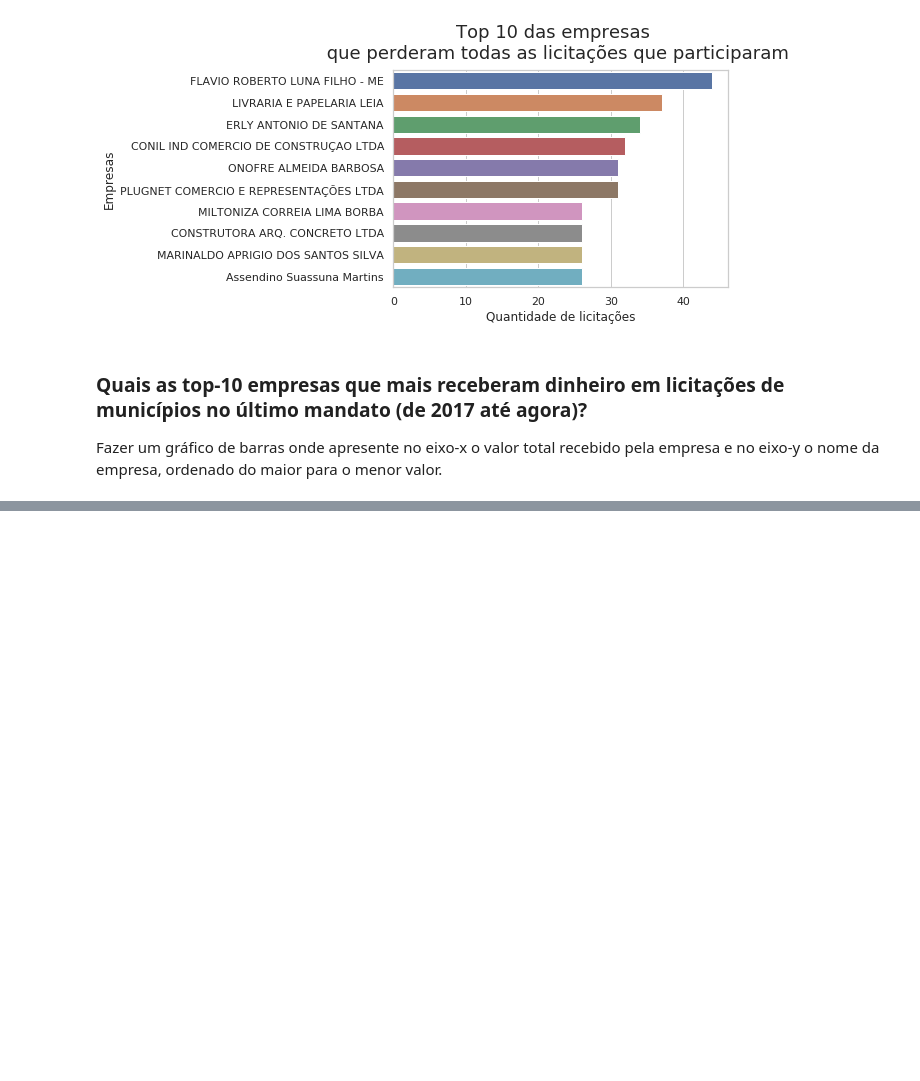
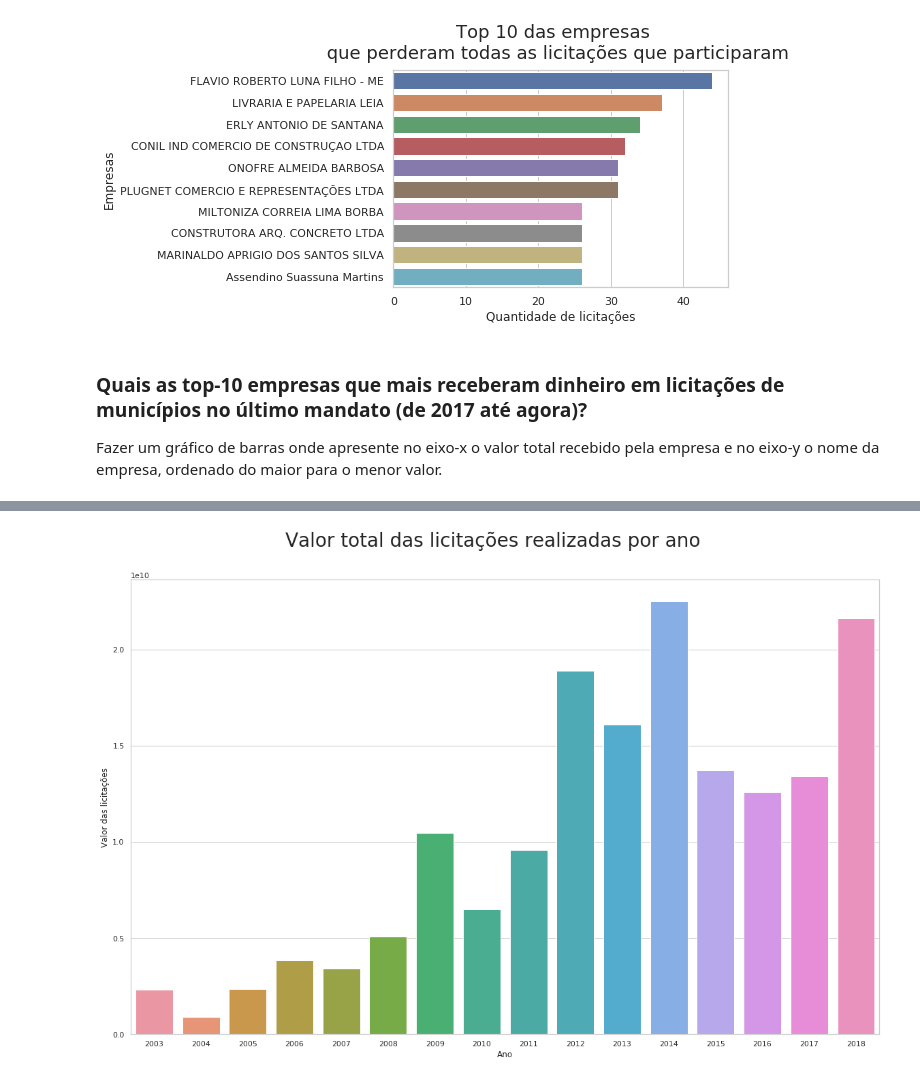
Before and after one commit to labdados/tec-cid, a Jupyter notebook: analise/expotec/expotec.ipynb, the cells around one changed output, grey strips where cells are left out. Saved outputs shown, nothing was run; the diff lists cells and outputs as text; code cells hidden in the pictures; blank space fills up the shorter version.

```diff
--- a/analise/expotec/expotec.ipynb
+++ b/analise/expotec/expotec.ipynb
@@ -225,0 +247,12 @@ Fazer um gráfico de barras onde apresente no eixo-x o valor total recebido pela
+# %%
+lic_prop_jur['year'] = lic_prop_jur.year.astype('Int64')
+valor_lic_ano = lic_prop_jur.groupby(['year'])['vl_Licitacao']
+v = valor_lic_ano.sum().to_frame().reset_index().rename(columns = {"index" : "year", "vl_Licitacao" : "valor"})
+sns.set(style="whitegrid")
+ax = sns.barplot(x="year", y="valor", data=v, ci=None)
+figure = ax.get_figure()
+ax.set(xlabel='Ano', ylabel='Valor das licitações')
+figure.suptitle('Valor total das licitações realizadas por ano', y=0.96, fontsize=28)
+figure.savefig('valor_lic_ano.png', dpi=400, bbox_inches="tight")
+# %% [output]
+[figure, added]
```
Also changed, not shown: parts of 42 cells of this notebook, 4 other files.
